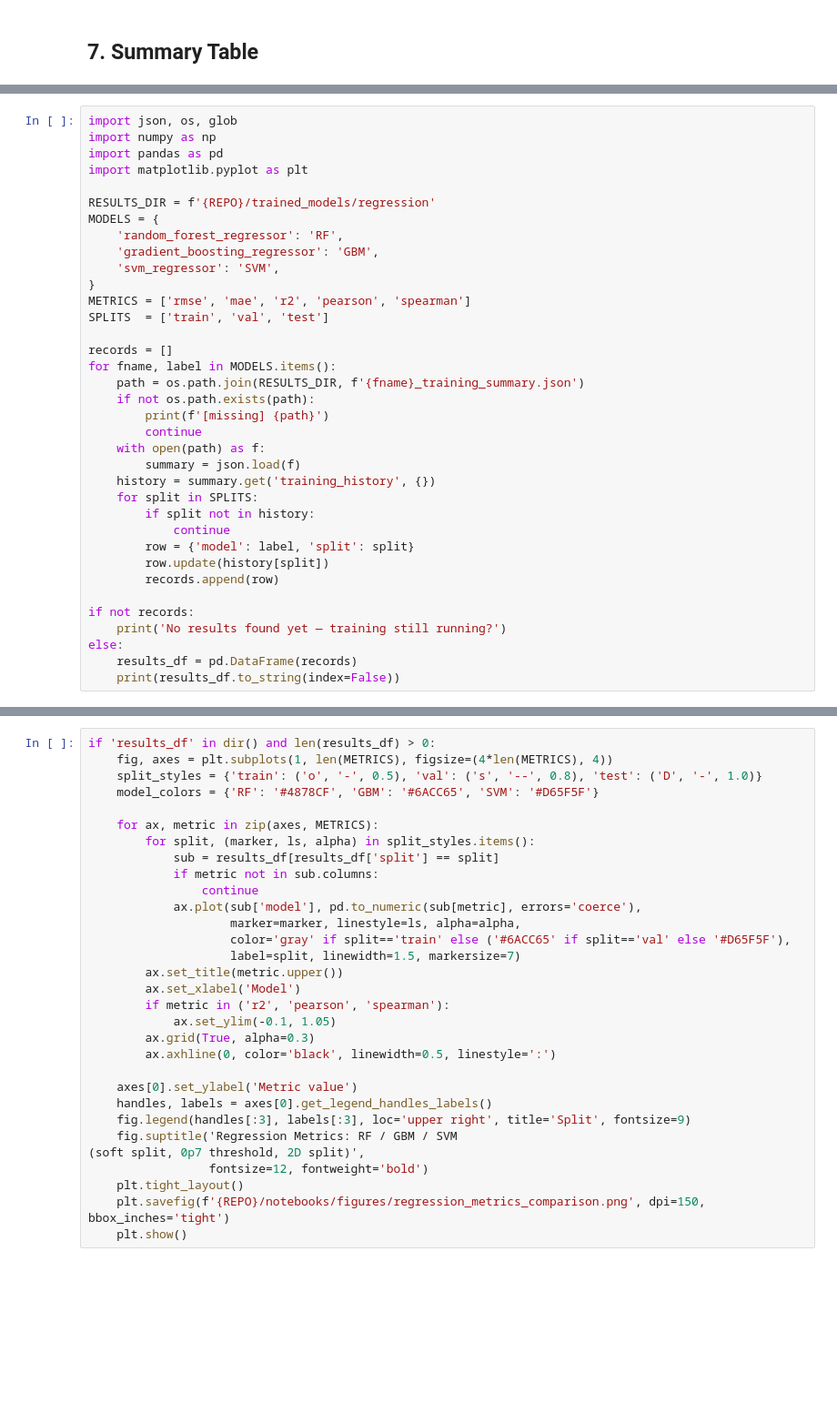
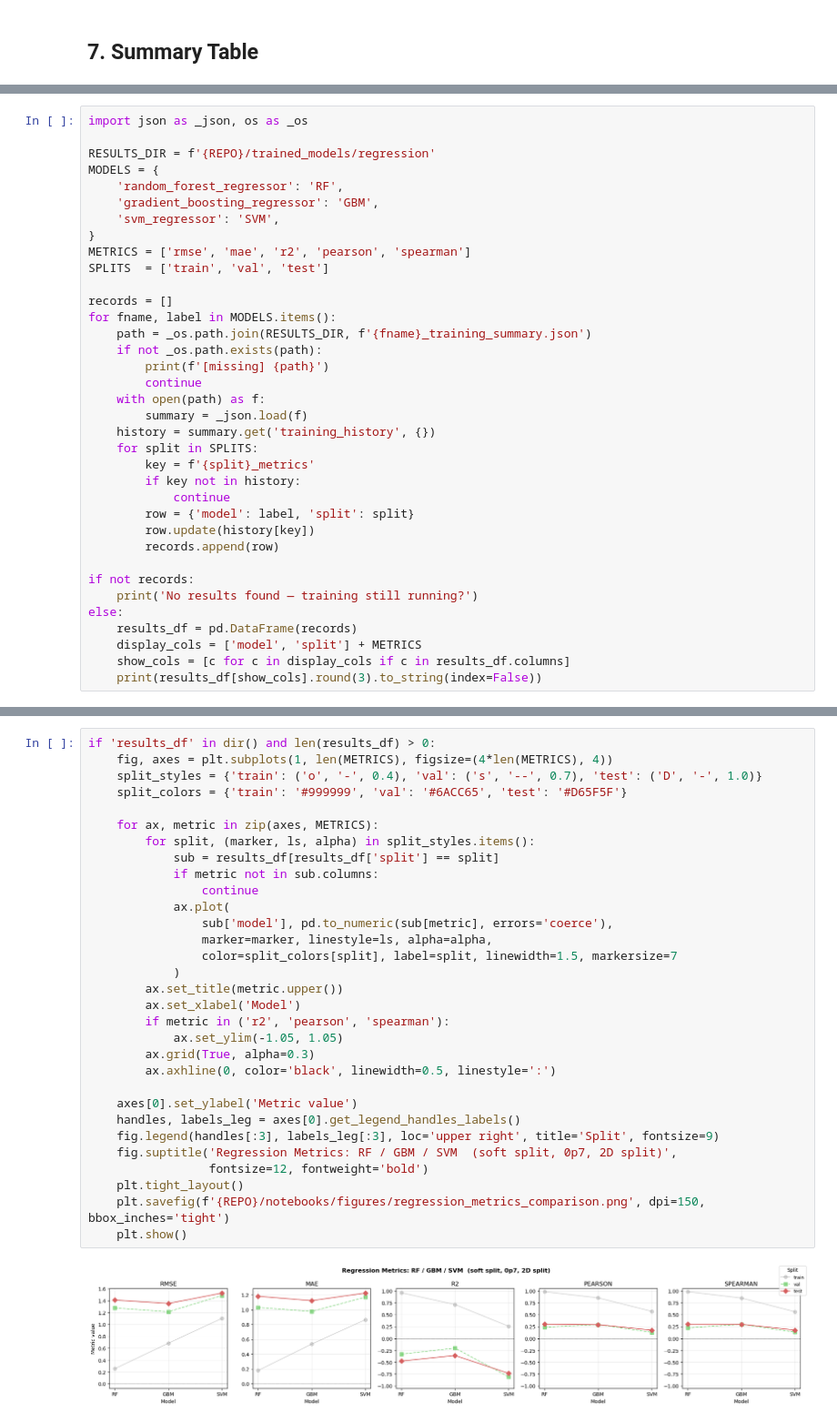
Before and after one commit to AaronXu9/PLATE-VS, a Jupyter notebook: notebooks/soft_split_visualization.ipynb, the cells around one changed output, grey strips where cells are left out. Shown at 91% size. Drawn from its saved outputs; the diff is of its cells as text; blank space fills up the shorter version.

```diff
--- a/notebooks/soft_split_visualization.ipynb
+++ b/notebooks/soft_split_visualization.ipynb
@@ -401,8 +443,5 @@ target: pChEMBL, features: Morgan FP (2048 bits) + protein identifier (32-dim).
 # %%
-import json, os, glob
-import numpy as np
-import pandas as pd
-import matplotlib.pyplot as plt
+import json as _json, os as _os
 
 RESULTS_DIR = f'{REPO}/trained_models/regression'
 MODELS = {
@@ -415,22 +454,25 @@ SPLITS  = ['train', 'val', 'test']
 
 records = []
 for fname, label in MODELS.items():
-    path = os.path.join(RESULTS_DIR, f'{fname}_training_summary.json')
-    if not os.path.exists(path):
+    path = _os.path.join(RESULTS_DIR, f'{fname}_training_summary.json')
+    if not _os.path.exists(path):
         print(f'[missing] {path}')
         continue
     with open(path) as f:
-        summary = json.load(f)
+        summary = _json.load(f)
     history = summary.get('training_history', {})
     for split in SPLITS:
-        if split not in history:
+        key = f'{split}_metrics'
+        if key not in history:
             continue
         row = {'model': label, 'split': split}
-        row.update(history[split])
+        row.update(history[key])
         records.append(row)
 
 if not records:
-    print('No results found yet — training still running?')
+    print('No results found — training still running?')
 else:
     results_df = pd.DataFrame(records)
-    print(results_df.to_string(index=False))
+    display_cols = ['model', 'split'] + METRICS
+    show_cols = [c for c in display_cols if c in results_df.columns]
+    print(results_df[show_cols].round(3).to_string(index=False))
@@ -437,32 +490,34 @@ else:
 # %%
 if 'results_df' in dir() and len(results_df) > 0:
     fig, axes = plt.subplots(1, len(METRICS), figsize=(4*len(METRICS), 4))
-    split_styles = {'train': ('o', '-', 0.5), 'val': ('s', '--', 0.8), 'test': ('D', '-', 1.0)}
-    model_colors = {'RF': '#4878CF', 'GBM': '#6ACC65', 'SVM': '#D65F5F'}
+    split_styles = {'train': ('o', '-', 0.4), 'val': ('s', '--', 0.7), 'test': ('D', '-', 1.0)}
+    split_colors = {'train': '#999999', 'val': '#6ACC65', 'test': '#D65F5F'}
 
     for ax, metric in zip(axes, METRICS):
         for split, (marker, ls, alpha) in split_styles.items():
             sub = results_df[results_df['split'] == split]
             if metric not in sub.columns:
                 continue
-            ax.plot(sub['model'], pd.to_numeric(sub[metric], errors='coerce'),
-                    marker=marker, linestyle=ls, alpha=alpha,
-                    color='gray' if split=='train' else ('#6ACC65' if split=='val' else '#D65F5F'),
-                    label=split, linewidth=1.5, markersize=7)
+            ax.plot(
+                sub['model'], pd.to_numeric(sub[metric], errors='coerce'),
+                marker=marker, linestyle=ls, alpha=alpha,
+                color=split_colors[split], label=split, linewidth=1.5, markersize=7
+            )
         ax.set_title(metric.upper())
         ax.set_xlabel('Model')
         if metric in ('r2', 'pearson', 'spearman'):
-            ax.set_ylim(-0.1, 1.05)
+            ax.set_ylim(-1.05, 1.05)
         ax.grid(True, alpha=0.3)
         ax.axhline(0, color='black', linewidth=0.5, linestyle=':')
 
     axes[0].set_ylabel('Metric value')
-    handles, labels = axes[0].get_legend_handles_labels()
-    fig.legend(handles[:3], labels[:3], loc='upper right', title='Split', fontsize=9)
-    fig.suptitle('Regression Metrics: RF / GBM / SVM
-(soft split, 0p7 threshold, 2D split)',
+    handles, labels_leg = axes[0].get_legend_handles_labels()
+    fig.legend(handles[:3], labels_leg[:3], loc='upper right', title='Split', fontsize=9)
+    fig.suptitle('Regression Metrics: RF / GBM / SVM  (soft split, 0p7, 2D split)',
                  fontsize=12, fontweight='bold')
     plt.tight_layout()
     plt.savefig(f'{REPO}/notebooks/figures/regression_metrics_comparison.png', dpi=150, bbox_inches='tight')
     plt.show()
+# %% [output]
+[figure, added]
 # %%
```
Also changed, not shown: parts of 12 cells of this notebook.
